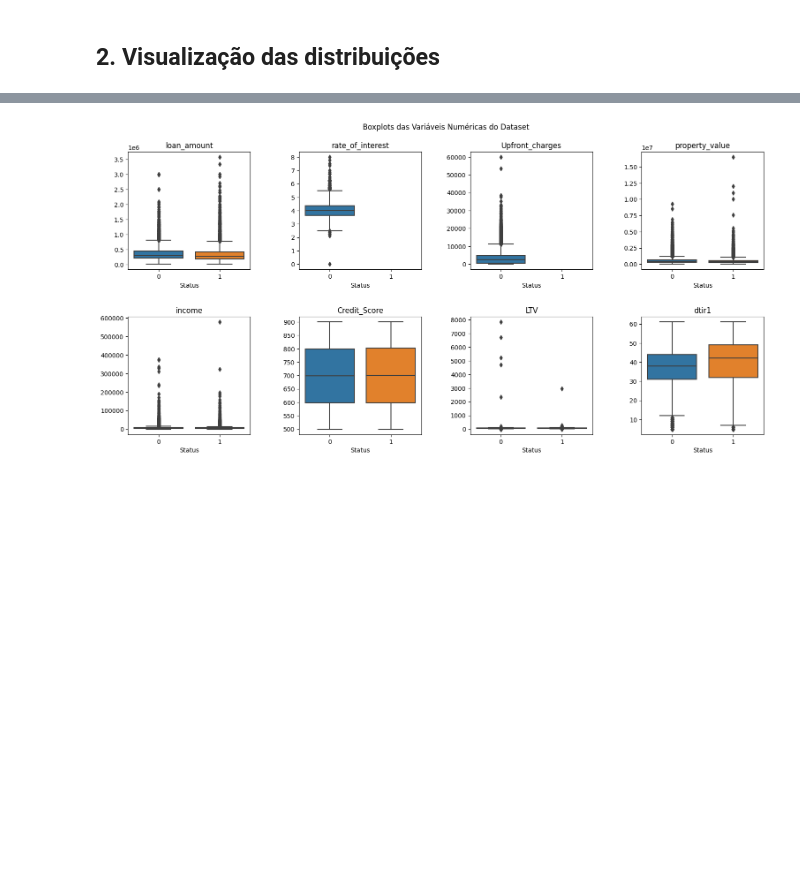
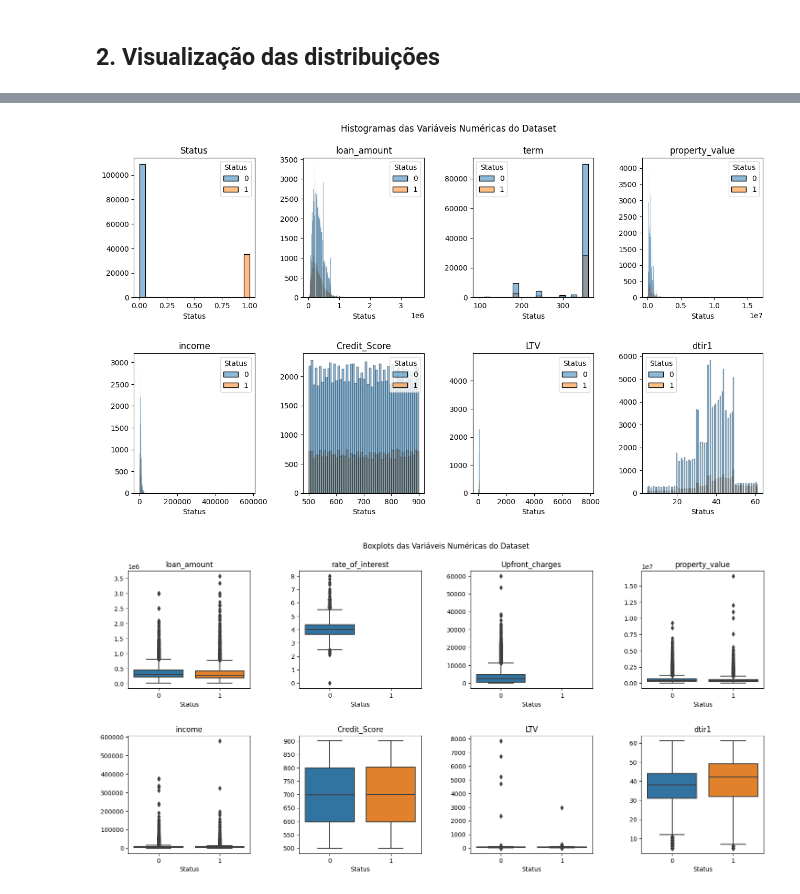
Before and after one commit to fernandobrancher/project_machine_learning_iii, a Jupyter notebook: project_loan_defaulters.ipynb, the cells around one changed output, grey strips where cells are left out. Saved outputs shown, nothing was run; the diff lists cells and outputs as text; code cells hidden in the pictures; blank space fills up the shorter version.

```diff
--- a/project_loan_defaulters.ipynb
+++ b/project_loan_defaulters.ipynb
@@ -558,2 +541,26 @@ plt.show()
+# %%
+# Histograma das features
+numeric_list = ['Status', 'loan_amount', 'term', 'property_value', 'income', 'Credit_Score', 'LTV', 'dtir1']
+
+fig= plt.figure(figsize=(15,8))
+
+for number, category in enumerate(numeric_list, start=1):
+    ax = fig.add_subplot(2,4,number)
+    sns.histplot(data=df, x=category, hue='Status')
+    plt.title(category)
+    plt.xlabel('Status')
+    ax.set_ylabel('')
+
+plt.subplots_adjust(left=0.1,
+                    bottom=0.1,
+                    right=0.9,
+                    top=0.9,
+                    wspace=0.4,
+                    hspace=0.4)
+
+plt.suptitle('Histogramas das Variáveis Numéricas do Dataset')
+plt.show()
+# %% [output]
+[figure, added]
 # %%
 # Boxplot das features
```
Also changed, not shown: parts of 17 cells of this notebook.
